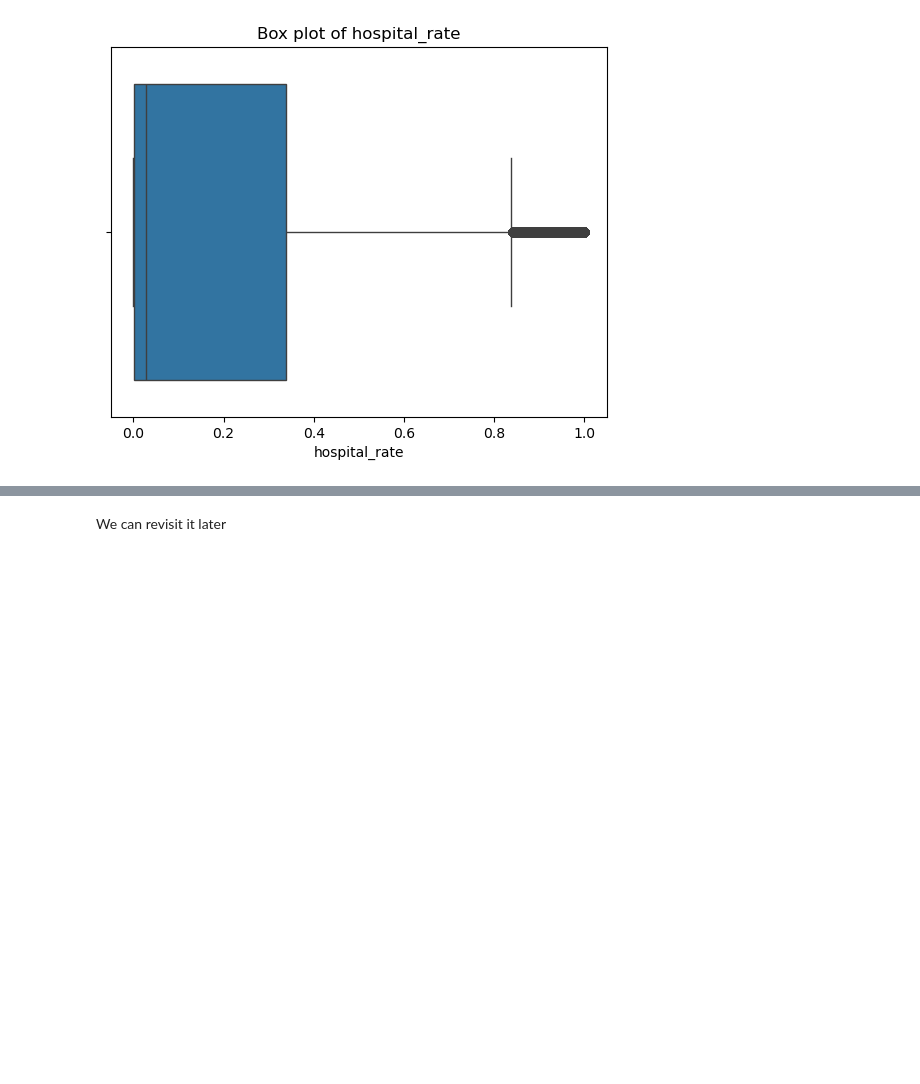
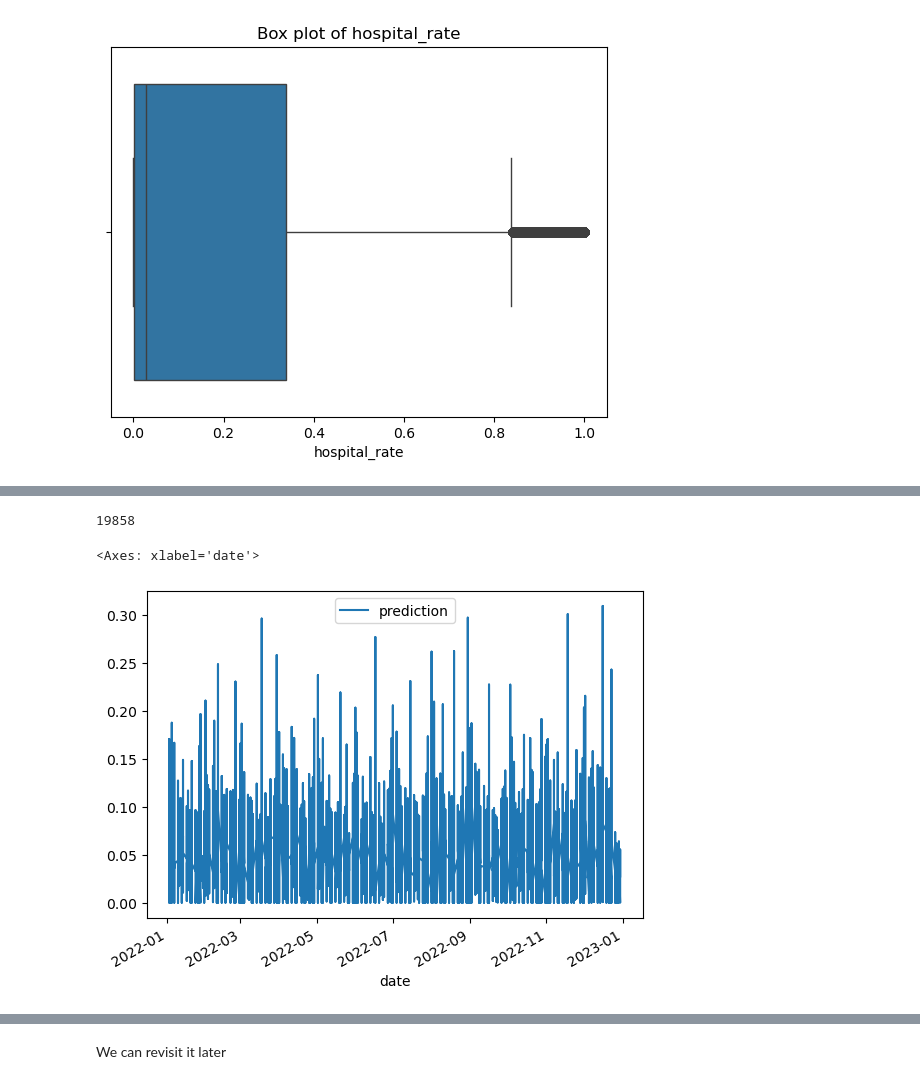
Before and after one commit to debsankarde/Novartis-datathon-2023, a Jupyter notebook: data_submission/Catboost.ipynb, the cells around one changed output, grey strips where cells are left out. Drawn from its saved outputs; the diff is of its cells as text; code cells hidden in the pictures; blank space fills up the shorter version.

```diff
--- a/data_submission/Catboost.ipynb
+++ b/data_submission/Catboost.ipynb
@@ -210,0 +258,5 @@ CatBoostError: Invalid type for cat_feature[non-default value idx=0,feature_idx=
+# %%
+df_submission['date'] = pd.to_datetime(df_submission['date'])
+# Optional: Sort by date if the data isn't already sorted
+df_submission.sort_values('date', inplace=True)
+df_submission
@@ -210,0 +381,5 @@ CatBoostError: Invalid type for cat_feature[non-default value idx=0,feature_idx=
+# %%
+import numpy as np
+submission_predictions = np.maximum(submission_predictions, 0)  # Setting negative predictions to zero
+df_submission['phase'] = submission_predictions
+df_submission
@@ -210,0 +400,24 @@ CatBoostError: Invalid type for cat_feature[non-default value idx=0,feature_idx=
+# %%
+
+df_submission['month'] = df_submission['date'].dt.to_period('M')
+grouped = df_submission.groupby(['month', 'brand', 'country'])
+
+normalized_predictions = []
+
+for name, group in grouped:
+    group = group.copy()  # To avoid SettingWithCopyWarning
+    month_sum = group['phase'].sum()
+    group['prediction'] = group['phase'] / month_sum
+
+    # Set negative predictions to zero
+    group['prediction'] = np.maximum(group['prediction'], 0)
+
+    # Re-normalize to ensure the sum is 1
+    re_normalized_sum = group['prediction'].sum()
+    group['prediction'] = group['prediction'] / re_normalized_sum
+
+    normalized_predictions.append(group)
+
+# Concatenate results
+final_predictions = pd.concat(normalized_predictions)
+final_predictions
@@ -210,0 +438,9 @@ CatBoostError: Invalid type for cat_feature[non-default value idx=0,feature_idx=
+# %%
+final_predictions['hospital_rate'].isnull().sum()
+# %% [output]
+19858
+# %%
+final_predictions.plot(x='date', y='prediction')
+# %% [output]
+<Axes: xlabel='date'>
+[figure, added]
```
Also changed, not shown: parts of 36 cells of this notebook.
